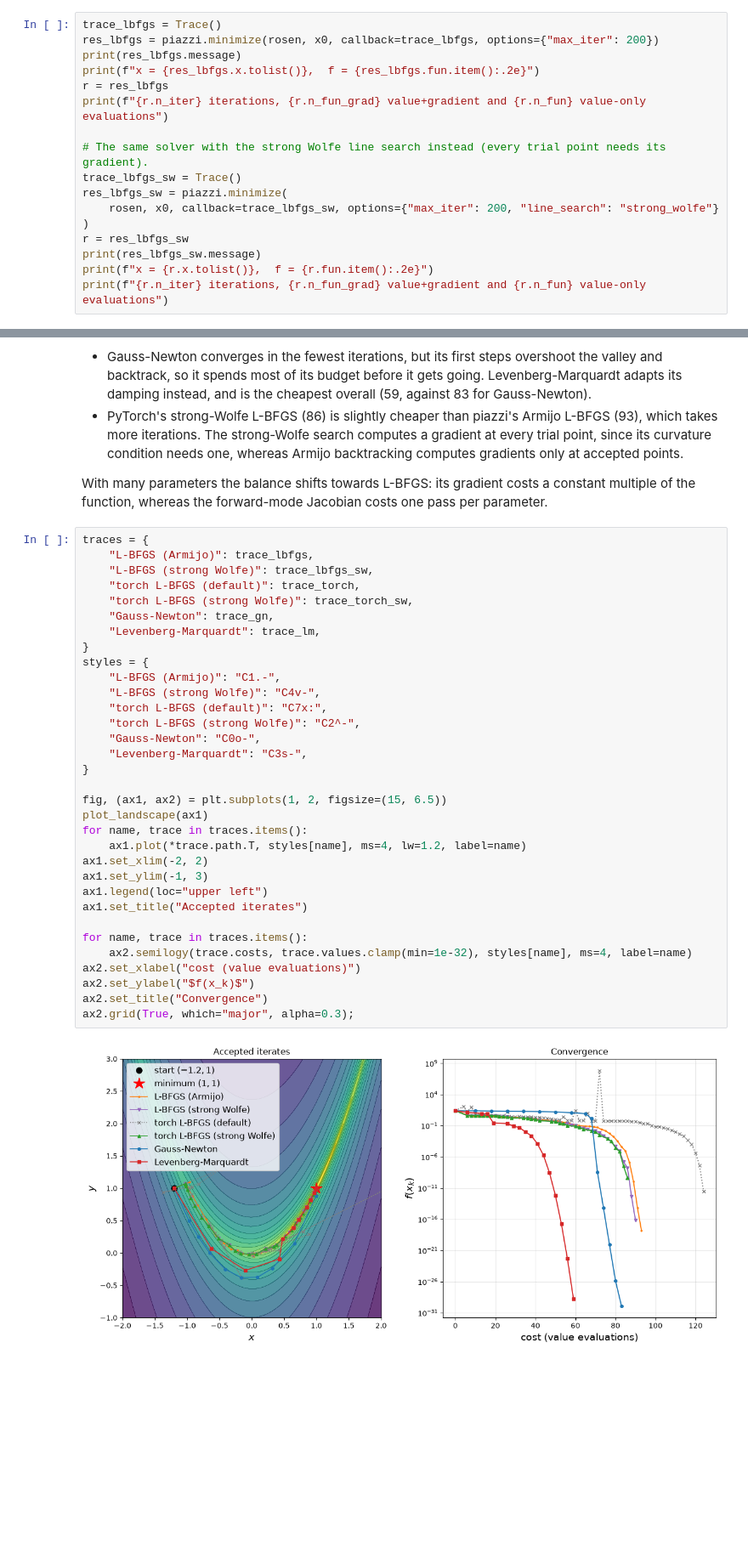
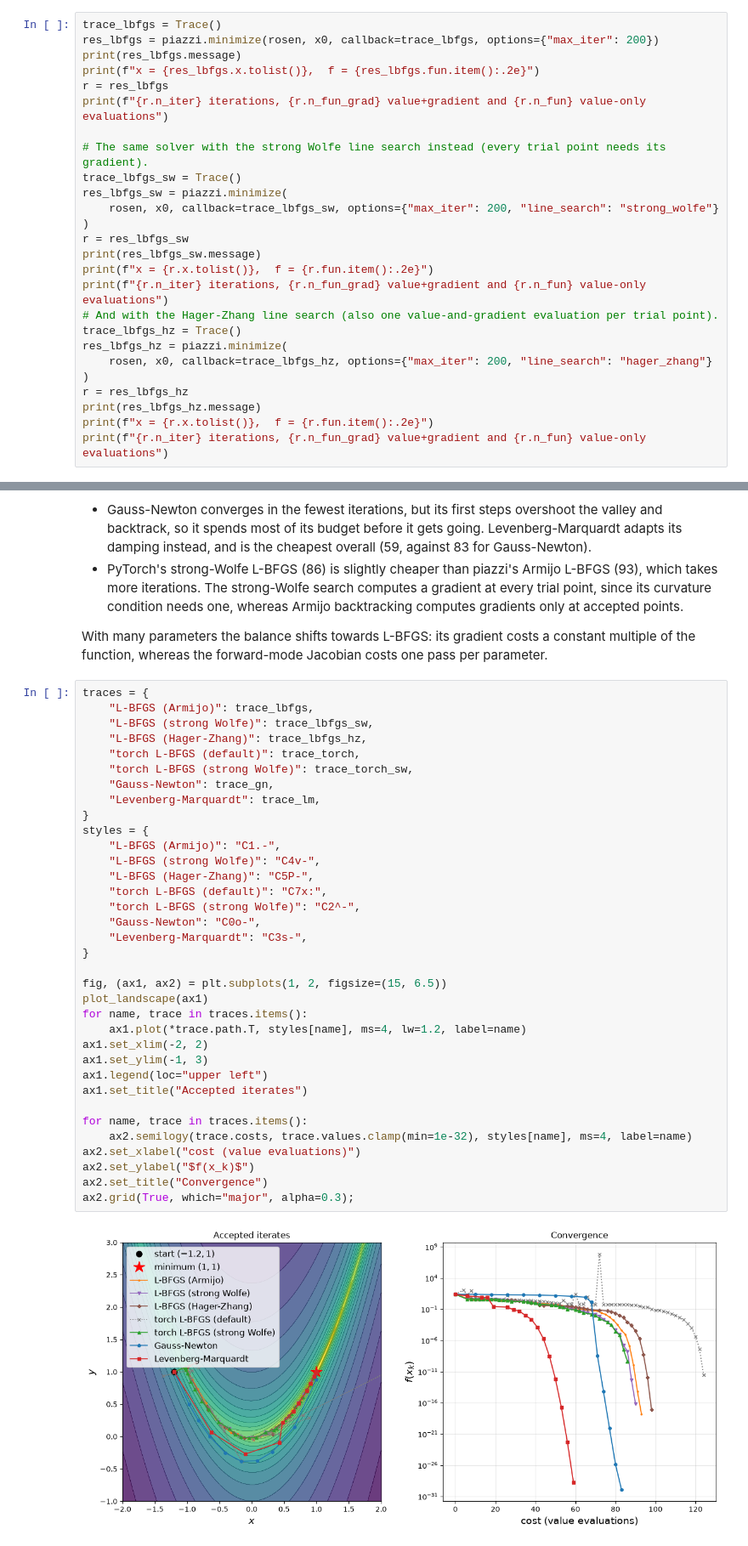
Before and after one commit to cai4cai/torch-piazzi, a Jupyter notebook: notebooks/rosenbrock.ipynb, the cells around one changed output, grey strips where cells are left out. Shown at 85% size. Cells and saved outputs as stored; diff of their text form; blank space fills up the shorter version.

```diff
--- a/notebooks/rosenbrock.ipynb
+++ b/notebooks/rosenbrock.ipynb
@@ -151,6 +151,15 @@ r = res_lbfgs_sw
 print(res_lbfgs_sw.message)
 print(f"x = {r.x.tolist()},  f = {r.fun.item():.2e}")
 print(f"{r.n_iter} iterations, {r.n_fun_grad} value+gradient and {r.n_fun} value-only evaluations")
+# And with the Hager-Zhang line search (also one value-and-gradient evaluation per trial point).
+trace_lbfgs_hz = Trace()
+res_lbfgs_hz = piazzi.minimize(
+    rosen, x0, callback=trace_lbfgs_hz, options={"max_iter": 200, "line_search": "hager_zhang"}
+)
+r = res_lbfgs_hz
+print(res_lbfgs_hz.message)
+print(f"x = {r.x.tolist()},  f = {r.fun.item():.2e}")
+print(f"{r.n_iter} iterations, {r.n_fun_grad} value+gradient and {r.n_fun} value-only evaluations")
 # %% [output]
 step below step_tol
 x = [1.0000000008006058, 1.0000000016892432],  f = 1.42e-18
@@ -237,37 +251,39 @@ With many parameters the balance shifts towards L-BFGS: its gradient costs a con
 traces = {
     "L-BFGS (Armijo)": trace_lbfgs,
     "L-BFGS (strong Wolfe)": trace_lbfgs_sw,
+    "L-BFGS (Hager-Zhang)": trace_lbfgs_hz,
     "torch L-BFGS (default)": trace_torch,
     "torch L-BFGS (strong Wolfe)": trace_torch_sw,
     "Gauss-Newton": trace_gn,
     "Levenberg-Marquardt": trace_lm,
 }
 styles = {
     "L-BFGS (Armijo)": "C1.-",
     "L-BFGS (strong Wolfe)": "C4v-",
+    "L-BFGS (Hager-Zhang)": "C5P-",
     "torch L-BFGS (default)": "C7x:",
     "torch L-BFGS (strong Wolfe)": "C2^-",
     "Gauss-Newton": "C0o-",
     "Levenberg-Marquardt": "C3s-",
 }
 
 fig, (ax1, ax2) = plt.subplots(1, 2, figsize=(15, 6.5))
 plot_landscape(ax1)
 for name, trace in traces.items():
     ax1.plot(*trace.path.T, styles[name], ms=4, lw=1.2, label=name)
 ax1.set_xlim(-2, 2)
 ax1.set_ylim(-1, 3)
 ax1.legend(loc="upper left")
 ax1.set_title("Accepted iterates")
 
 for name, trace in traces.items():
     ax2.semilogy(trace.costs, trace.values.clamp(min=1e-32), styles[name], ms=4, label=name)
 ax2.set_xlabel("cost (value evaluations)")
 ax2.set_ylabel("$f(x_k)$")
 ax2.set_title("Convergence")
 ax2.grid(True, which="major", alpha=0.3);
 # %% [output]
-[figure, old version]
+[figure, new version]
 # %% [markdown]
 ## 3. Comparison with SciPy
 
```
Also changed, not shown: parts of 5 cells of this notebook, 11 other files.
